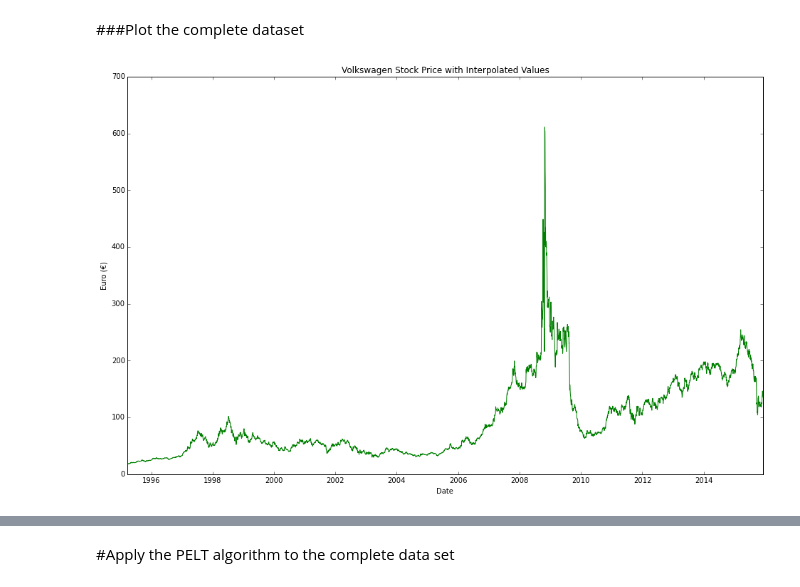
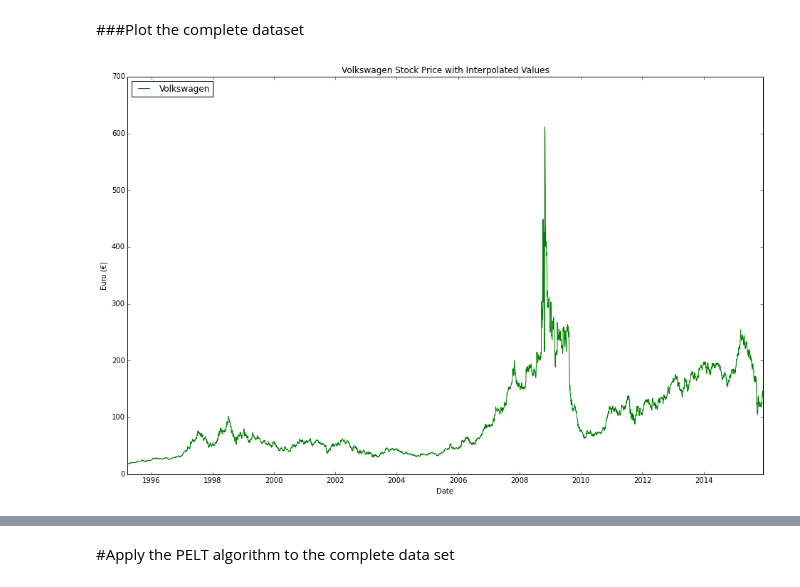
Before and after one commit to jcmuddle/nag4py_changepoint_pelt_mongodb, a Jupyter notebook: mongodb_change_point.ipynb, the cells around one changed output, grey strips where cells are left out. Saved outputs shown, nothing was run; the diff lists cells and outputs as text; code cells hidden in the pictures.

```diff
--- a/mongodb_change_point.ipynb
+++ b/mongodb_change_point.ipynb
@@ -124,10 +124,11 @@ for row in all_data.iterrows():
 # %%
 fig = plt.figure()
 fig.set_size_inches(16, 10)
-plt.plot(all_data.index, all_data[price_type], 'g')
+plt.plot(all_data.index, all_data[price_type], 'g', label = 'Volkswagen')
 plt.title('Volkswagen Stock Price with Interpolated Values')
+plt.legend(loc = 2)
 plt.ylabel('Euro '+u"(\u20AC)")
 plt.xlabel('Date')
 plt.show()
 # %% [output]
-[figure, old version]
+[figure, new version]
```
Also changed, not shown: parts of 10 cells of this notebook.
